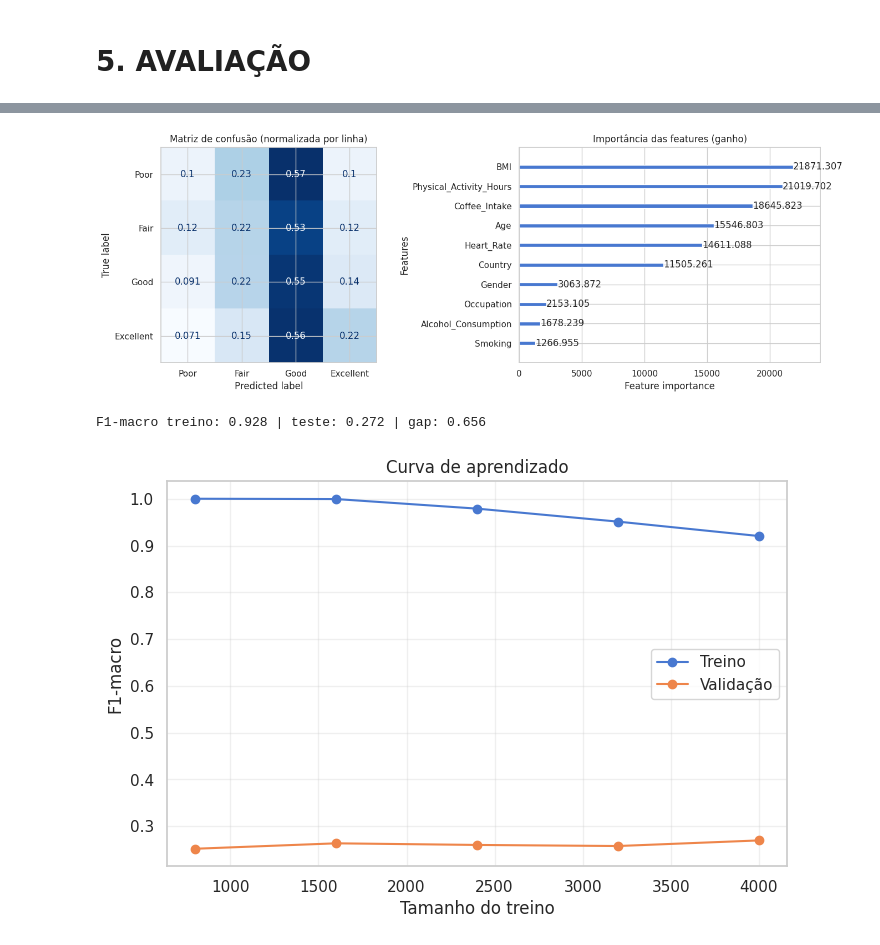
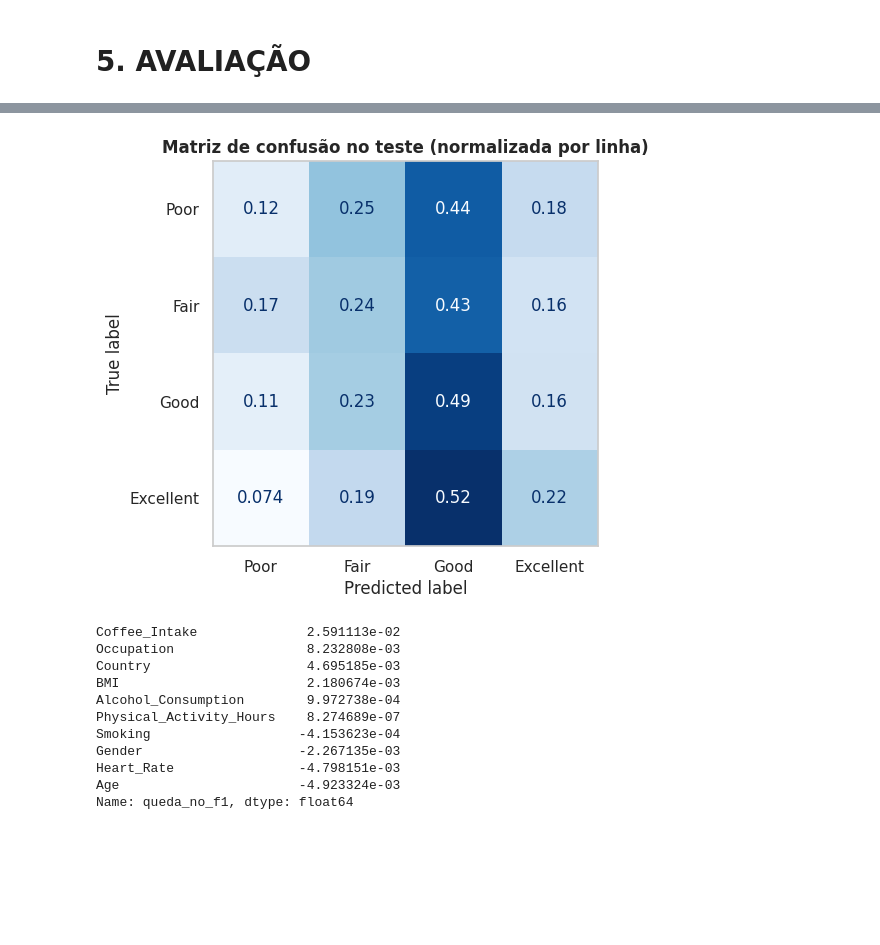
Before and after one commit to diogo-moitinho/coffee-sleep-analysis, a Jupyter notebook: notebooks/projeto.ipynb, the cells around one changed output, grey strips where cells are left out. Saved outputs shown, nothing was run; the diff lists cells and outputs as text; code cells hidden in the pictures; blank space fills up the shorter version.

Commit message:
refactor(testes): simplifica módulo e adiciona opção verbose

```diff
--- a/notebooks/projeto.ipynb
+++ b/notebooks/projeto.ipynb
@@ -359,21 +409,14 @@ sns.barplot(data=df, x="Sleep_Quality", y="Coffee_Intake", errorbar="ci")
 # %%
-VAZAMENTO = [
-    "Sleep_Hours",    # o alvo foi cortado desta coluna (2.3.1)
-    "Stress_Level",   # idêntica ao alvo, V = 1,000 (2.3.1)
-    "Health_Issues",  # a ausência determina a classe (2.3.2)
-]
-REDUNDANTES = ["Caffeine_mg"]   # múltiplo de Coffee_Intake, r = 0,9998
-SEM_INFO    = ["ID"]
+DEFINEM_O_ALVO        = ["Sleep_Hours", "Stress_Level"]   # o alvo é uma regra sobre elas (2.3.4)
+CONSEQUENCIA_PROVAVEL = ["Health_Issues"]                 # "No Issues" só aparece em Good/Excellent
+REDUNDANTES           = ["Caffeine_mg"]                   # ≈ 95 × Coffee_Intake, r = 0,9998
+SEM_INFO              = ["ID"]
 
-dados = df.drop(columns=VAZAMENTO + REDUNDANTES + SEM_INFO).copy()
+dados = df.drop(columns=DEFINEM_O_ALVO + CONSEQUENCIA_PROVAVEL + REDUNDANTES + SEM_INFO).copy()
 
-# LightGBM trata categóricas nativamente — preserva informação que
-# 19 dummies de Country fragmentariam.
 for col in ["Gender", "Country", "Occupation"]:
     dados[col] = dados[col].astype("category")
 
-# .cat.codes reaproveita a ordem do CategoricalDtype: Poor=0 ... Excellent=3.
-# O .map() devolveria outra Categorical, que o LightGBM rejeita.
 y = dados[ALVO].cat.codes.astype(int)
 X = dados.drop(columns=[ALVO])
 
@@ -452,36 +508,25 @@ weighted avg       0.40      0.40      0.40      2500
+# %%
+fig, ax = plt.subplots(figsize=(6, 5))
+ConfusionMatrixDisplay.from_estimator(modelo, X_te, y_te, display_labels=CLASSES,
+                                      normalize="true", cmap="Blues", colorbar=False, ax=ax)
+ax.set_title("Matriz de confusão no teste (normalizada por linha)", fontweight="bold")
+ax.grid(False)
+plt.show()
+# %% [output]
+[figure, added]
 # %%
-fig, axes = plt.subplots(1, 2, figsize=(14, 5))
-
-ConfusionMatrixDisplay.from_estimator(
-    modelo, X_te, y_te, display_labels=CLASSES,
-    normalize="true", cmap="Blues", ax=axes[0], colorbar=False)
-axes[0].set_title("Matriz de confusão (normalizada por linha)")
-
-lgb.plot_importance(modelo, max_num_features=10, importance_type="gain", ax=axes[1])
-axes[1].set_title("Importância das features (ganho)")
-
-plt.tight_layout()
+# Quanto o F1 cai quando cada coluna é embaralhada (perto de zero = a coluna não ajuda)
+imp = permutation_importance(modelo, X_te, y_te, scoring="f1_macro", n_repeats=10, random_state=42)
+pd.Series(imp.importances_mean, index=X_te.columns, name="queda_no_f1").sort_values(ascending=False)
 # %% [output]
-[figure, removed]
+Coffee_Intake              2.591113e-02
+Occupation                 8.232808e-03
+Country                    4.695185e-03
+BMI                        2.180674e-03
+Alcohol_Consumption        9.972738e-04
+Physical_Activity_Hours    8.274689e-07
+Smoking                   -4.153623e-04
+Gender                    -2.267135e-03
+Heart_Rate                -4.798151e-03
+Age                       -4.923324e-03
+Name: queda_no_f1, dtype: float64
-# %%
-from sklearn.model_selection import learning_curve
-
-f1_treino = f1_score(y_tr, modelo.predict(X_tr), average="macro")
-f1_teste  = f1_score(y_te, modelo.predict(X_te), average="macro")
-print(f"F1-macro treino: {f1_treino:.3f} | teste: {f1_teste:.3f} | gap: {f1_treino - f1_teste:.3f}")
-
-tamanhos, score_tr, score_val = learning_curve(
-    lgb.LGBMClassifier(n_estimators=200, learning_rate=0.05,
-                       class_weight="balanced", random_state=42,
-                       verbose=-1, n_jobs=4),
-    X_tr, y_tr, cv=3, scoring="f1_macro",
-    train_sizes=np.linspace(0.2, 1.0, 5), n_jobs=1)
-
-plt.figure(figsize=(8, 5))
-plt.plot(tamanhos, score_tr.mean(axis=1), "o-", label="Treino")
-plt.plot(tamanhos, score_val.mean(axis=1), "o-", label="Validação")
-plt.xlabel("Tamanho do treino"); plt.ylabel("F1-macro")
-plt.title("Curva de aprendizado"); plt.legend(); plt.grid(alpha=.3)
-# %% [output]
-F1-macro treino: 0.928 | teste: 0.272 | gap: 0.656
-[figure, removed]
```
Also changed, not shown: parts of 55 cells of this notebook, 2 other files.
